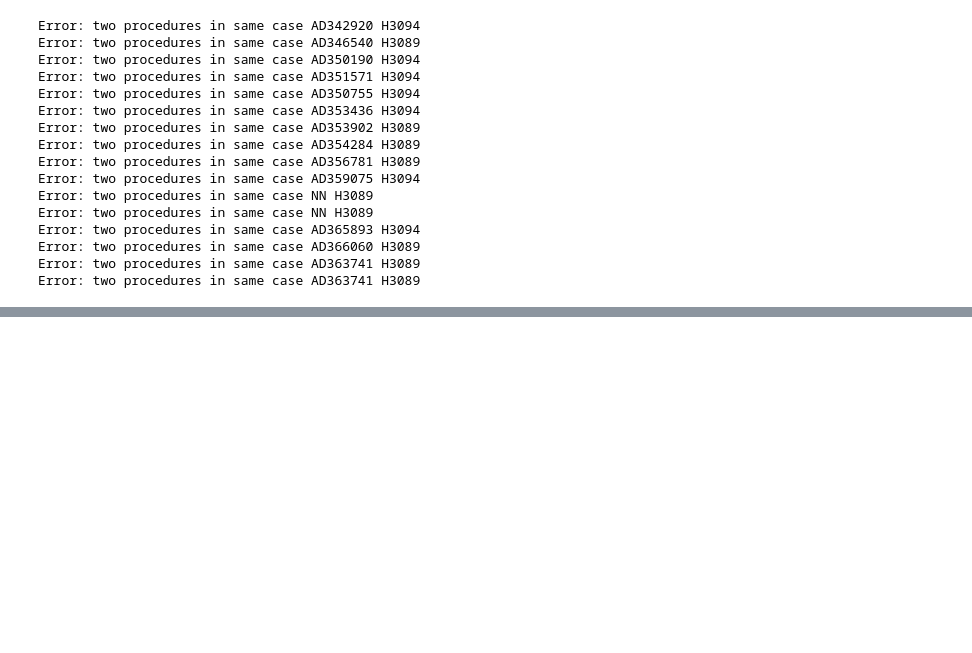
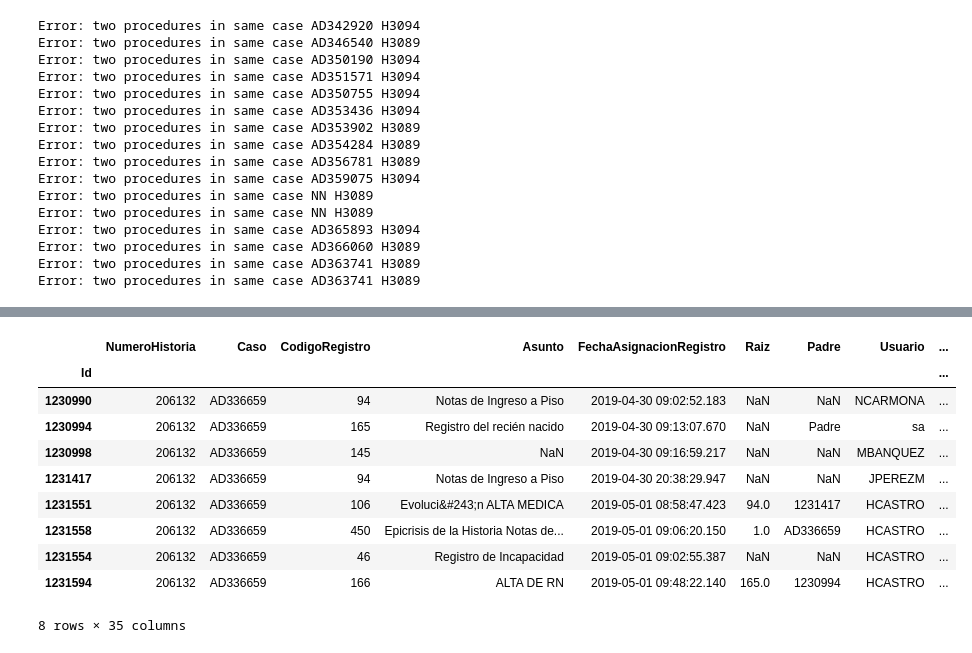
Before and after one commit to gbernardino/toolsCMRC, a Jupyter notebook: databaseTransformer.ipynb, the cells around one changed output, grey strips where cells are left out. Cells and saved outputs as stored; diff of their text form; code cells hidden in the pictures; blank space fills up the shorter version.

Commit message:
Working on making it compatible with SIP.
There will be a LOT of missing data (5 - 10) Many variables that can be found only on text

```diff
--- a/databaseTransformer.ipynb
+++ b/databaseTransformer.ipynb
@@ -25,7 +32,7 @@ caseToProcedureBirths = {}
 for i,r  in tqdm.tqdm_notebook(registros.iterrows()):
     if isinstance(r.RegistroXML, str) and '<row NombreCampo="IdDescripcion"' in r.RegistroXML:
         et = ET.fromstring(r.RegistroXML)
-        idDescripcionProcedimiento = int(et.find('.//row[@NombreCampo="IdDescripcion"]').get('ValorCampo'))
+        idDescripcionProcedimiento = et.find('.//row[@NombreCampo="IdDescripcion"]').get('ValorCampo')
         interventionToCase[idDescripcionProcedimiento] = (r.Caso, r.NumeroHistoria, i)
         procedureType = re.findall('<idProcedimiento>([a-zA-Z0-9]*)</idProcedimiento>', procedimientos.loc[idDescripcionProcedimiento].XmlDescripcion)[0]
         if classificationProcedures[procedureType] == 'p':
@@ -50,29 +57,3 @@ Error: two procedures in same case AD365893 H3094
 Error: two procedures in same case AD366060 H3089
 Error: two procedures in same case AD363741 H3089
 Error: two procedures in same case AD363741 H3089
-# %%
-class BirthDataset:
-    """
-    Data structure with the information regarding a case, including:
-
-    - Procedure
-    - Epicrisis
-    - Registro de urgencias
-    - newborn registration / updates
-    - newborn discharge
-    """
-    def __init__(self, caso, procedure, registros, procedimientos):
-        self.casoID = caso
-        self.procedure = procedure
-        #Split between mother and newborn
-        registersMother = []
-        registersNewborn = []
-        registersUnassigned = []
-        #Find epicrisis
-        for rId, reg in registros.iterrows():
-
-        self.epicrisis
-
-        #Find discharge of baby
-        self.newbornDischarge
-        self.
@@ -79,4 +224,17 @@ class BirthDataset:
 # %%
 # Split in newborn
 registrosByCaso = registros.groupby('Caso')
-for c, p in caseToProcedureBirths:
+processedDatasets = {}
+for c, p in caseToProcedureBirths.items():
+    processedDatasets[c] = BirthDataset(c, p, registrosByCaso.get_group(c), pacientes)
+# %%
+noEpicrsis = []
+noIngreso = []
+
+noDischarge = []
+for c, p in processedDatasets.items():
+    if len(p.registersNewborn) == 0:
+        noDischarge.append(c)
+    if p.ingreso is None:
+        noIngreso.append(c)
+print(len(noIngreso), len(noDischarge), len(processedDatasets))
@@ -82,0 +263,14 @@ for c, p in caseToProcedureBirths:
+# %%
+registrosByCaso.get_group(noIngreso[15])
+# %% [output]
+|  | NumeroHistoria | Caso | CodigoRegistro | Asunto | FechaAsignacionRegistro | Raiz | Padre | Usuario | ... |
+| Id |  |  |  |  |  |  |  |  | ... |
+| 1230990 | 206132 | AD336659 | 94 | Notas de Ingreso a Piso | 2019-04-30 09:02:52.183 | NaN | NaN | NCARMONA | ... |
+| 1230994 | 206132 | AD336659 | 165 | Registro del recién nacido | 2019-04-30 09:13:07.670 | NaN | Padre | sa | ... |
+| 1230998 | 206132 | AD336659 | 145 | NaN | 2019-04-30 09:16:59.217 | NaN | NaN | MBANQUEZ | ... |
+| 1231417 | 206132 | AD336659 | 94 | Notas de Ingreso a Piso | 2019-04-30 20:38:29.947 | NaN | NaN | JPEREZM | ... |
+| 1231551 | 206132 | AD336659 | 106 | Evoluci&#243;n ALTA MEDICA | 2019-05-01 08:58:47.423 | 94.0 | 1231417 | HCASTRO | ... |
+| 1231558 | 206132 | AD336659 | 450 | Epicrisis de la Historia Notas de... | 2019-05-01 09:06:20.150 | 1.0 | AD336659 | HCASTRO | ... |
+| 1231554 | 206132 | AD336659 | 46 | Registro de Incapacidad | 2019-05-01 09:02:55.387 | NaN | NaN | HCASTRO | ... |
+| 1231594 | 206132 | AD336659 | 166 | ALTA DE RN | 2019-05-01 09:48:22.140 | 165.0 | 1230994 | HCASTRO | ... |
+8 rows × 35 columns
```
Also changed, not shown: parts of 11 cells of this notebook, 3 other files.
